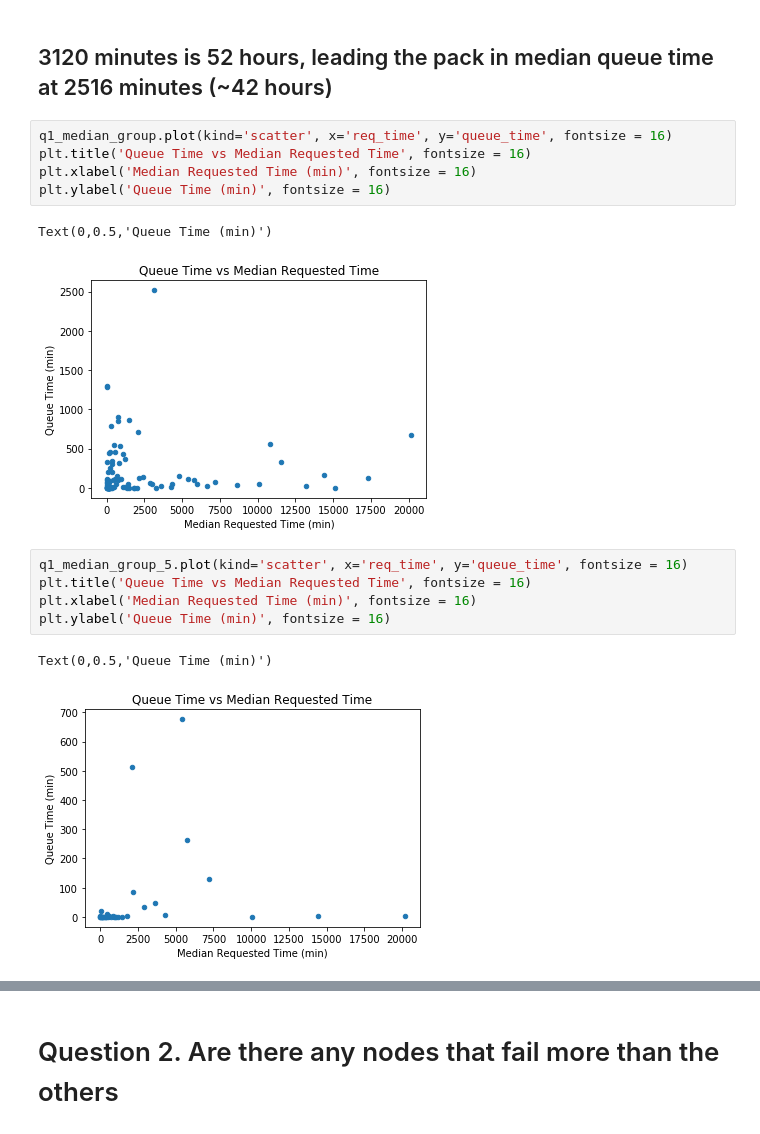
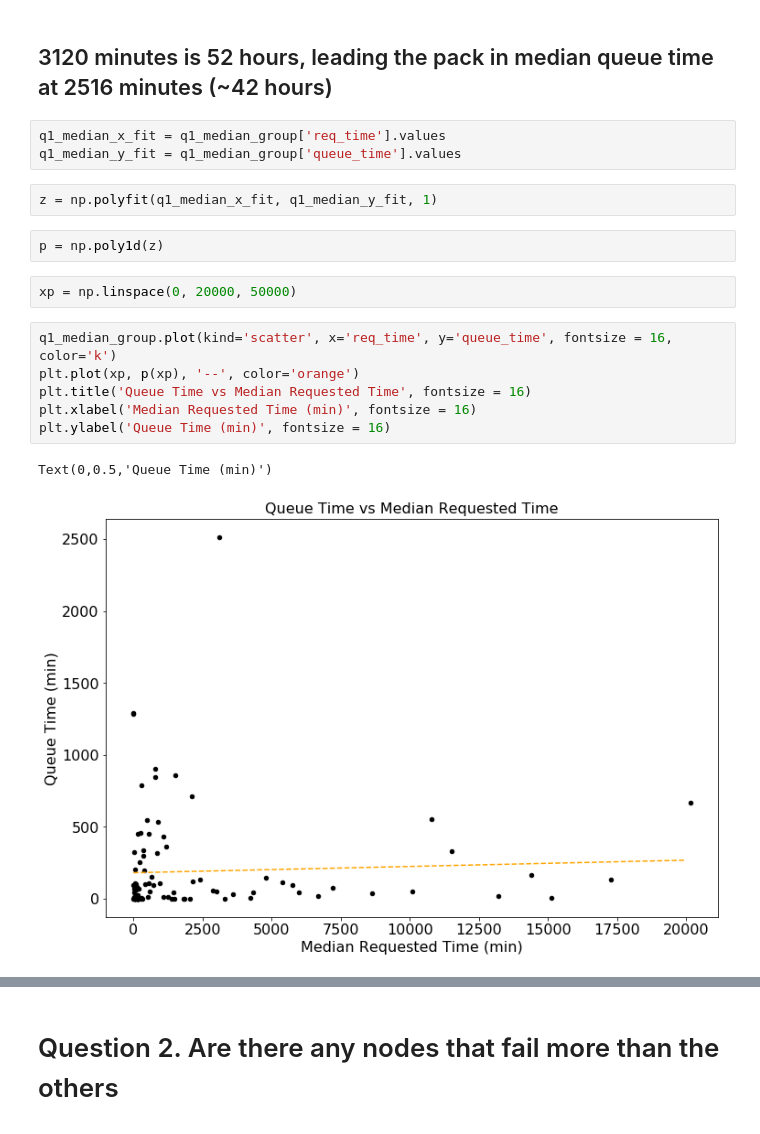
Before and after one commit to asidamo/Analysis-of-Job-Logs, a Jupyter notebook: DQ2_TheSurge.ipynb, the cells around one changed output, grey strips where cells are left out. Saved outputs shown, nothing was run; the diff lists cells and outputs as text.

```diff
--- a/DQ2_TheSurge.ipynb
+++ b/DQ2_TheSurge.ipynb
@@ -744,18 +707,20 @@ top_100_mem_5[top_100_mem_5['req_time'] == 5760]
 # %% [markdown]
 ## 3120 minutes is 52 hours, leading the pack in median queue time at 2516 minutes (~42 hours)
+# %%
+q1_median_x_fit = q1_median_group['req_time'].values
+q1_median_y_fit = q1_median_group['queue_time'].values
+# %%
+z = np.polyfit(q1_median_x_fit, q1_median_y_fit, 1)
+# %%
+p = np.poly1d(z)
+# %%
+xp = np.linspace(0, 20000, 50000)
 # %%
-q1_median_group.plot(kind='scatter', x='req_time', y='queue_time', fontsize = 16)
+q1_median_group.plot(kind='scatter', x='req_time', y='queue_time', fontsize = 16, color='k')
+plt.plot(xp, p(xp), '--', color='orange')
 plt.title('Queue Time vs Median Requested Time', fontsize = 16)
 plt.xlabel('Median Requested Time (min)', fontsize = 16)
 plt.ylabel('Queue Time (min)', fontsize = 16)
 # %% [output]
 Text(0,0.5,'Queue Time (min)')
-[figure, old version]
+[figure, new version]
-# %%
-q1_median_group_5.plot(kind='scatter', x='req_time', y='queue_time', fontsize = 16)
-plt.title('Queue Time vs Median Requested Time', fontsize = 16)
-plt.xlabel('Median Requested Time (min)', fontsize = 16)
-plt.ylabel('Queue Time (min)', fontsize = 16)
-# %% [output]
-Text(0,0.5,'Queue Time (min)')
-[figure, removed]
```
Also changed, not shown: parts of 36 cells of this notebook.
